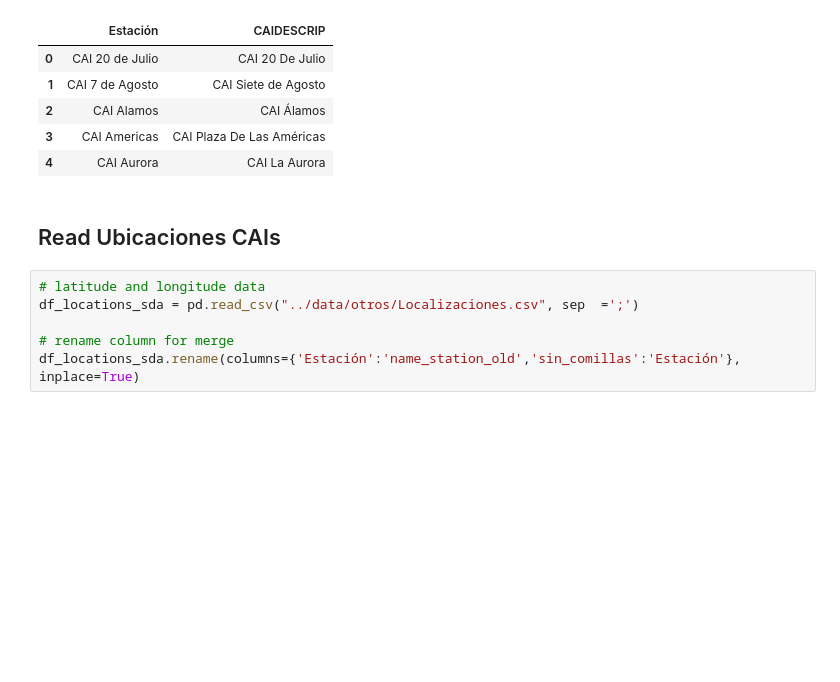
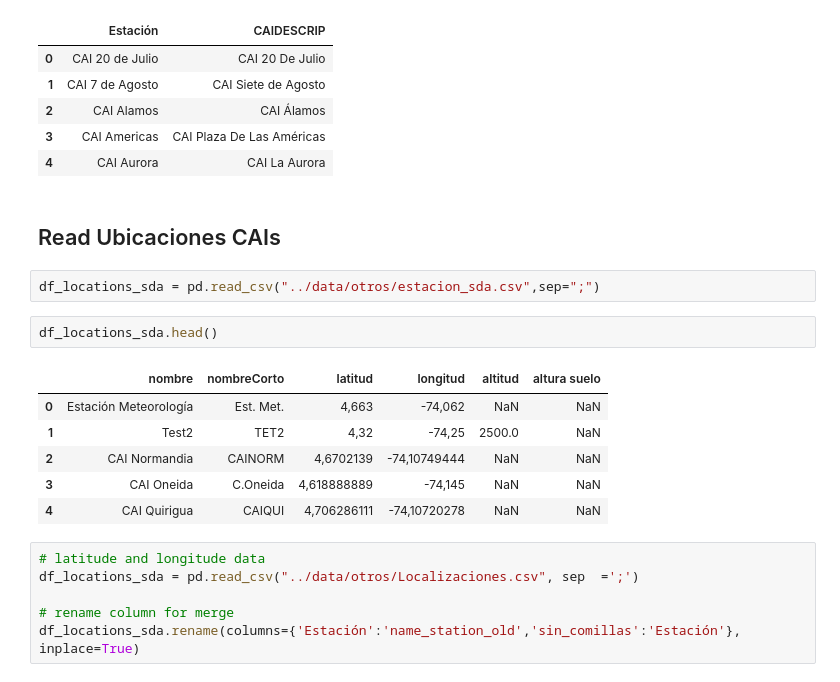
Before and after one commit to team-78-ds4a/project, a Jupyter notebook: code/Conteo bares cercanos.ipynb, the cells around one changed output. Drawn from its saved outputs; the diff is of its cells as text; blank space fills up the shorter version.

```diff
--- a/code/Conteo bares cercanos.ipynb
+++ b/code/Conteo bares cercanos.ipynb
@@ -45,6 +45,17 @@ nombres_cais.head()
 | 4 | CAI Aurora | CAI La Aurora |
 # %% [markdown]
 ## Read Ubicaciones CAIs
+# %%
+df_locations_sda = pd.read_csv("../data/otros/estacion_sda.csv",sep=";")
+# %%
+df_locations_sda.head()
+# %% [output]
+|  | nombre | nombreCorto | latitud | longitud | altitud | altura suelo |
+| 0 | Estación Meteorología | Est. Met. | 4,663 | -74,062 | NaN | NaN |
+| 1 | Test2 | TET2 | 4,32 | -74,25 | 2500.0 | NaN |
+| 2 | CAI Normandia | CAINORM | 4,6702139 | -74,10749444 | NaN | NaN |
+| 3 | CAI Oneida | C.Oneida | 4,618888889 | -74,145 | NaN | NaN |
+| 4 | CAI Quirigua | CAIQUI | 4,706286111 | -74,10720278 | NaN | NaN |
 # %%
 # latitude and longitude data
 df_locations_sda = pd.read_csv("../data/otros/Localizaciones.csv", sep  =';')
```
